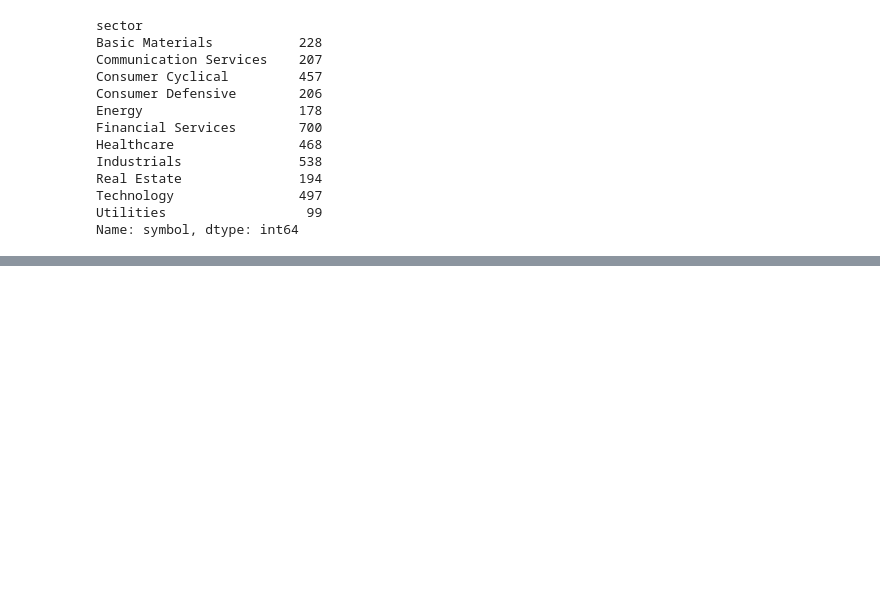
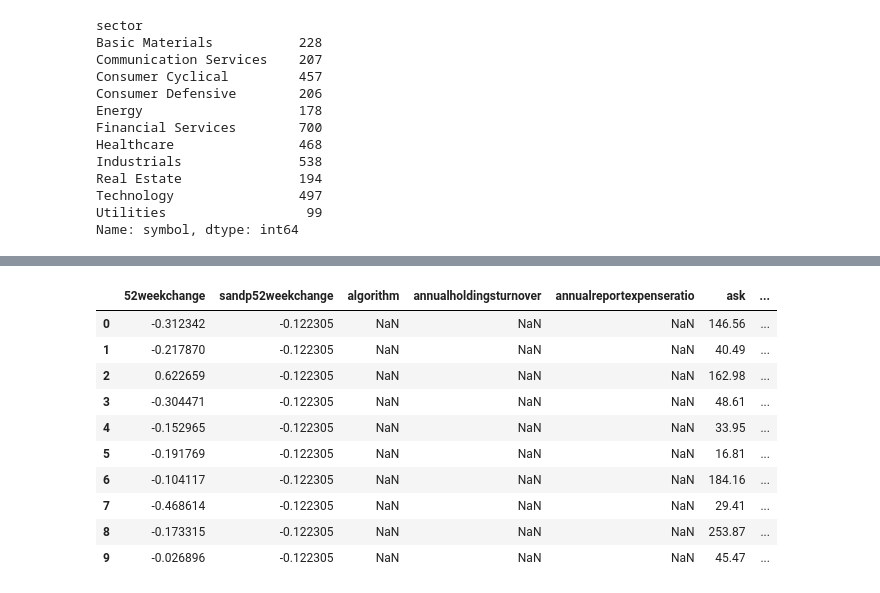
Before and after one commit to alpha2phi-platform/alphalib, a Jupyter notebook: 02_analysis.ipynb, the cells around one changed output, grey strips where cells are left out. Saved outputs shown, nothing was run; the diff lists cells and outputs as text; code cells hidden in the pictures; blank space fills up the shorter version.

Commit message:
feat: stats data

```diff
--- a/02_analysis.ipynb
+++ b/02_analysis.ipynb
@@ -14,18 +14,22 @@ pd.set_option('display.max_columns', 500)
 pd.set_option('display.max_seq_items', 500)
 # %%
 COUNTRY = "united states"
-STOCK_INFO_FILE = "alphalib_united_states.xlsx"
+STOCK_INFO_FILE = "data/alphalib_united_states.xlsx"
 STOCK_FINANCIALS_FILE = "data/alphalib_financials_united_states.xlsx"
 STOCK_DIVIDENDS_FILE = "data/alphalib_dividends_united_states.xlsx"
+STOCK_STATS_FILE = "alphalib_stats_united_states.xlsx"
 SHEET_NAME_STOCK_INFO = "stock_info"
 SHEET_NAME_STOCK_FINANCIALS = "stock_financials"
 SHEET_NAME_STOCK_DIVIDENDS = "stock_dividends"
+SHEET_NAME_STOCK_STATS = "stock_stats"
 # %%
 stock_info = pd.read_excel(STOCK_INFO_FILE, sheet_name=SHEET_NAME_STOCK_INFO, engine="openpyxl")
+stock_stats = pd.read_excel(STOCK_STATS_FILE, sheet_name=SHEET_NAME_STOCK_STATS, engine="openpyxl")
 #stock_financials = pd.read_excel(STOCK_FINANCIALS_FILE, sheet_name=SHEET_NAME_STOCK_FINANCIALS, engine="openpyxl")
 #stock_dividends = pd.read_excel(STOCK_DIVIDENDS_FILE, sheet_name=SHEET_NAME_STOCK_DIVIDENDS, engine="openpyxl")
 # %%
 # Convert field names to lower case
 stock_info = stock_info.rename(columns=str.lower)
+stock_stats = stock_stats.rename(columns=str.lower)
 #stock_financials = stock_financials.rename(columns=str.lower)
 #stock_dividends = stock_dividends.rename(columns=str.lower)
@@ -69,0 +62,14 @@ stock_info.to_excel("alphalib_united_states_new.xlsx", sheet_name="stock_info",
+# %%
+stock_stats.head(10)
+# %% [output]
+|  | 52weekchange | sandp52weekchange | algorithm | annualholdingsturnover | annualreportexpenseratio | ask | ... |
+| 0 | -0.312342 | -0.122305 | NaN | NaN | NaN | 146.56 | ... |
+| 1 | -0.217870 | -0.122305 | NaN | NaN | NaN | 40.49 | ... |
+| 2 | 0.622659 | -0.122305 | NaN | NaN | NaN | 162.98 | ... |
+| 3 | -0.304471 | -0.122305 | NaN | NaN | NaN | 48.61 | ... |
+| 4 | -0.152965 | -0.122305 | NaN | NaN | NaN | 33.95 | ... |
+| 5 | -0.191769 | -0.122305 | NaN | NaN | NaN | 16.81 | ... |
+| 6 | -0.104117 | -0.122305 | NaN | NaN | NaN | 184.16 | ... |
+| 7 | -0.468614 | -0.122305 | NaN | NaN | NaN | 29.41 | ... |
+| 8 | -0.173315 | -0.122305 | NaN | NaN | NaN | 253.87 | ... |
+| 9 | -0.026896 | -0.122305 | NaN | NaN | NaN | 45.47 | ... |
```
Also changed, not shown: parts of 7 cells of this notebook, 3 other files.
